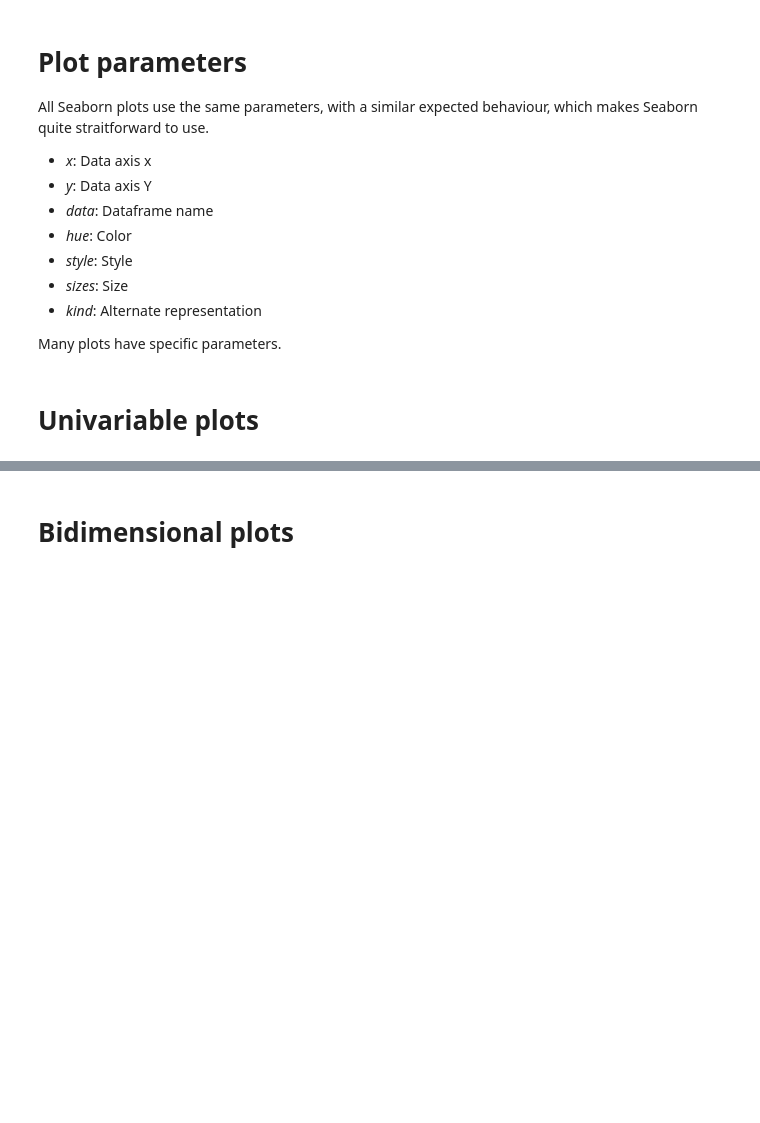
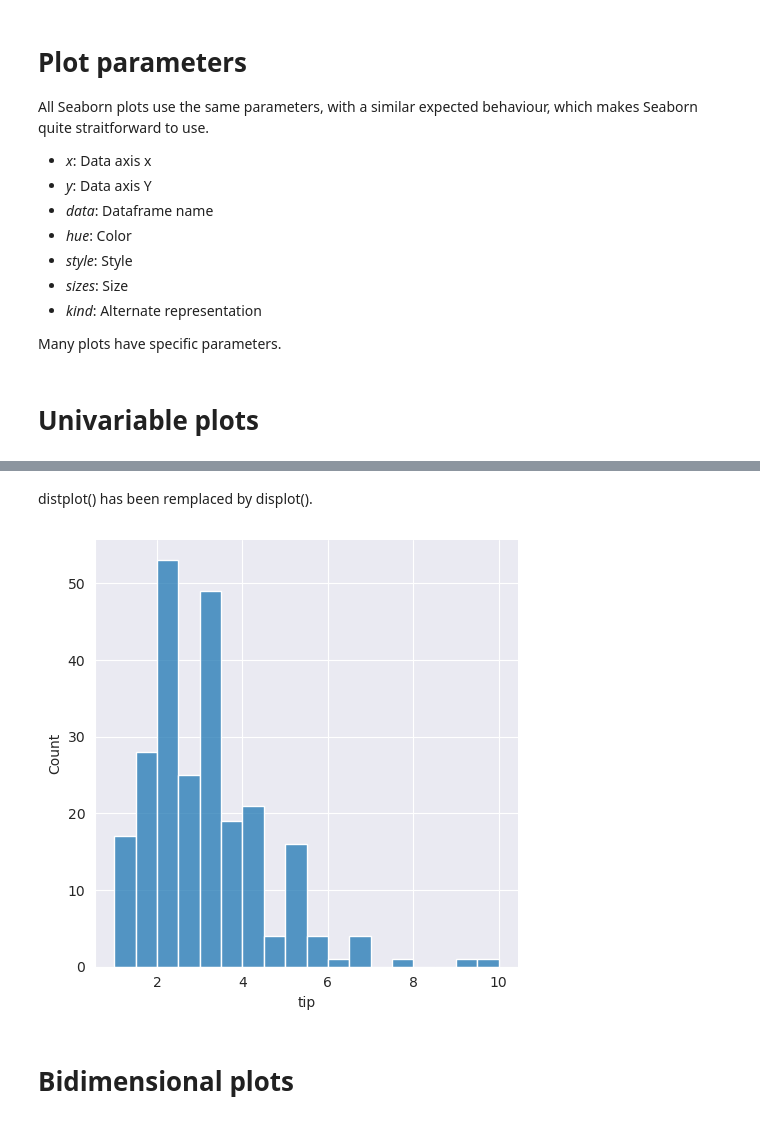
Before and after one commit to dfbarrero/dataCourse, a Jupyter notebook: dataviz/DatavizWithSeaborn.ipynb, the cells around one changed output, grey strips where cells are left out. Saved outputs shown, nothing was run; the diff lists cells and outputs as text; code cells hidden in the pictures; blank space fills up the shorter version.

```diff
--- a/dataviz/DatavizWithSeaborn.ipynb
+++ b/dataviz/DatavizWithSeaborn.ipynb
@@ -184,3 +191,9 @@ sns.kdeplot(tips['total_bill'], shade=True)
+# %% [markdown]
+distplot() has been remplaced by displot().
+# %%
+sns.displot(x="tip", data=tips);
+# %% [output]
+[figure, added]
 # %% [markdown]
 # Bidimensional plots
 # %%
```
Also changed, not shown: parts of 78 cells of this notebook.
